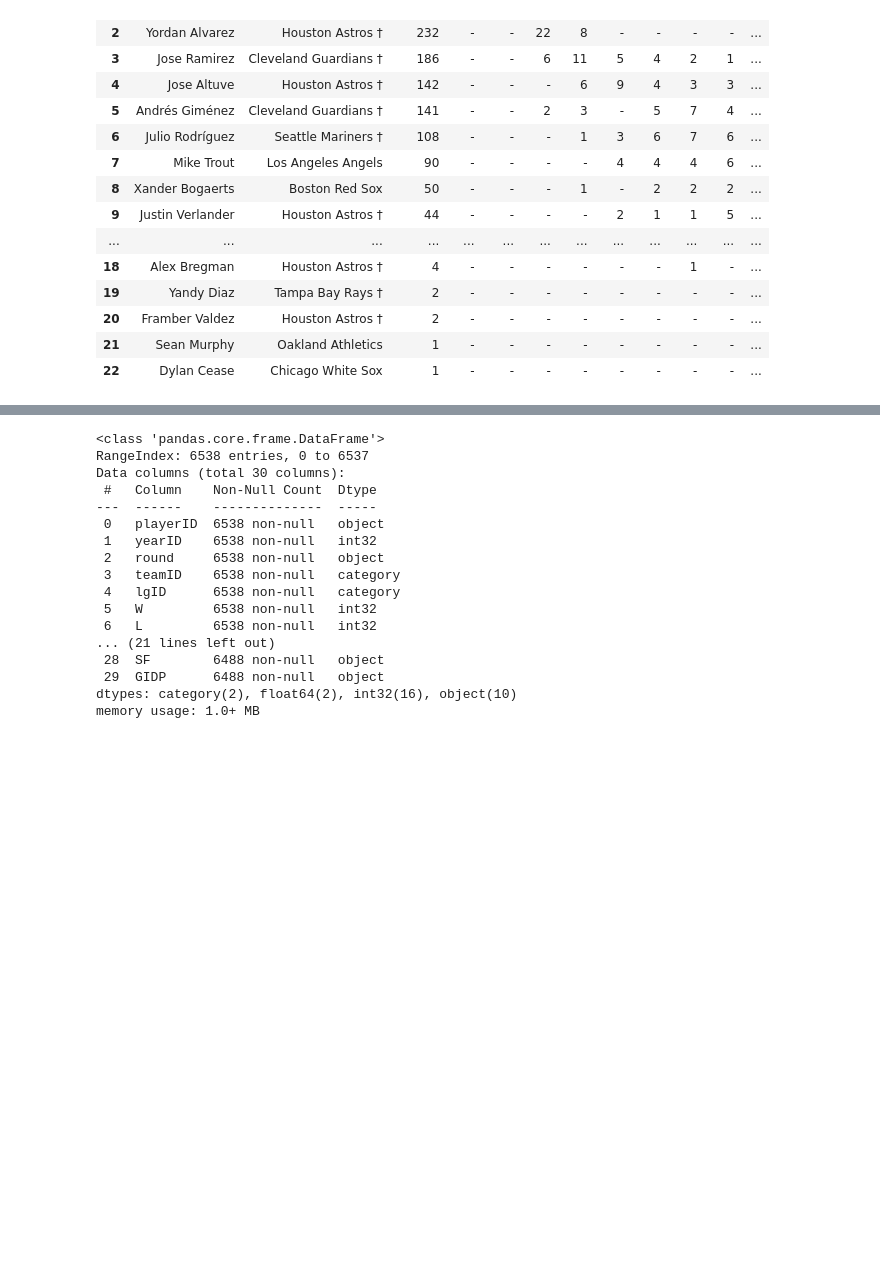
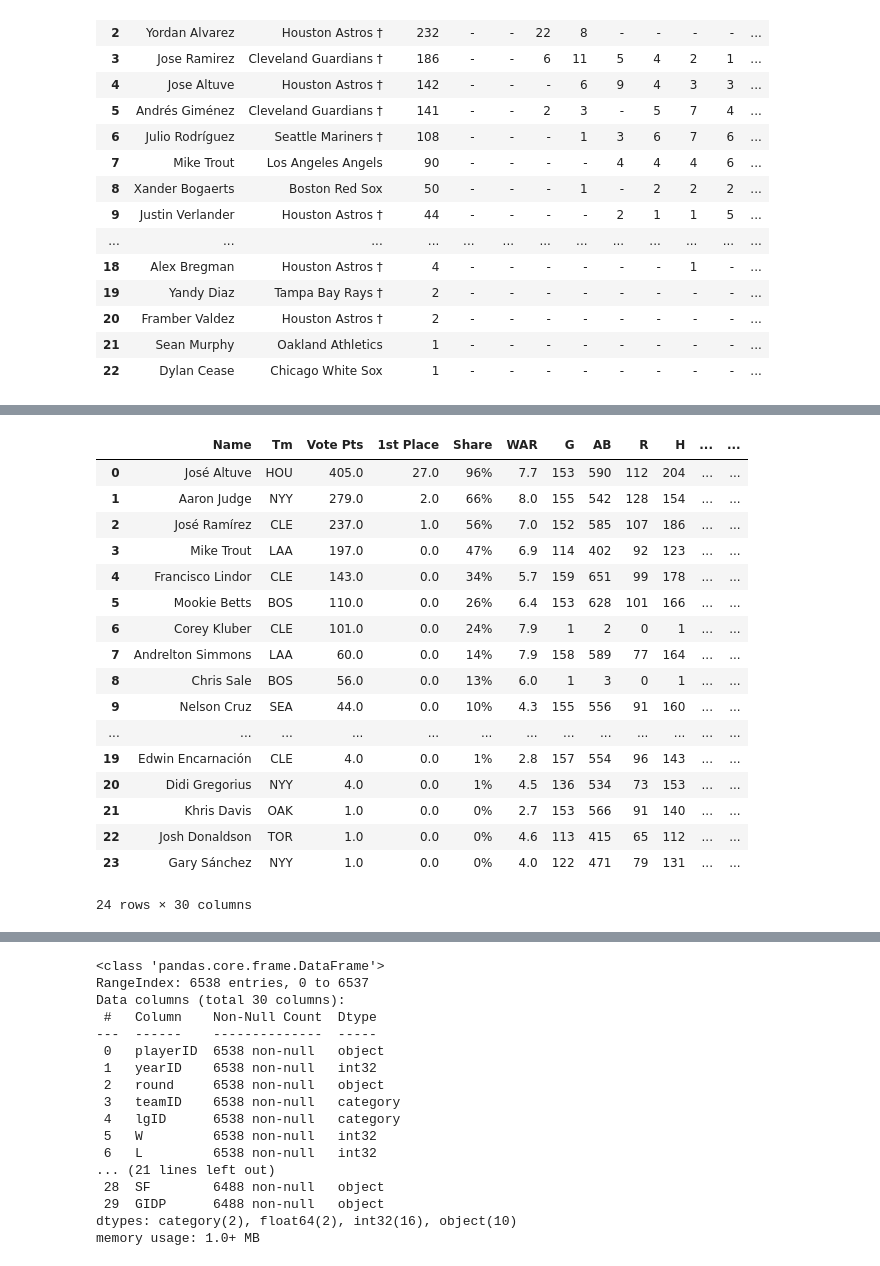
Before and after one commit to an-izq/Pitcher-HOF-Predictor, a Jupyter notebook: Pitcher-HOF-Predictor.ipynb, the cells around one changed output, grey strips where cells are left out. Drawn from its saved outputs; the diff is of its cells as text; code cells hidden in the pictures; blank space fills up the shorter version.

```diff
--- a/Pitcher-HOF-Predictor.ipynb
+++ b/Pitcher-HOF-Predictor.ipynb
@@ -304,0 +321,21 @@ memory usage: 0.0+ bytes
+# %%
+mvp_0_2017
+# %% [output]
+|  | Name | Tm | Vote Pts | 1st Place | Share | WAR | G | AB | R | H | ... | ... |
+| 0 | José Altuve | HOU | 405.0 | 27.0 | 96% | 7.7 | 153 | 590 | 112 | 204 | ... | ... |
+| 1 | Aaron Judge | NYY | 279.0 | 2.0 | 66% | 8.0 | 155 | 542 | 128 | 154 | ... | ... |
+| 2 | José Ramírez | CLE | 237.0 | 1.0 | 56% | 7.0 | 152 | 585 | 107 | 186 | ... | ... |
+| 3 | Mike Trout | LAA | 197.0 | 0.0 | 47% | 6.9 | 114 | 402 | 92 | 123 | ... | ... |
+| 4 | Francisco Lindor | CLE | 143.0 | 0.0 | 34% | 5.7 | 159 | 651 | 99 | 178 | ... | ... |
+| 5 | Mookie Betts | BOS | 110.0 | 0.0 | 26% | 6.4 | 153 | 628 | 101 | 166 | ... | ... |
+| 6 | Corey Kluber | CLE | 101.0 | 0.0 | 24% | 7.9 | 1 | 2 | 0 | 1 | ... | ... |
+| 7 | Andrelton Simmons | LAA | 60.0 | 0.0 | 14% | 7.9 | 158 | 589 | 77 | 164 | ... | ... |
+| 8 | Chris Sale | BOS | 56.0 | 0.0 | 13% | 6.0 | 1 | 3 | 0 | 1 | ... | ... |
+| 9 | Nelson Cruz | SEA | 44.0 | 0.0 | 10% | 4.3 | 155 | 556 | 91 | 160 | ... | ... |
+| ... | ... | ... | ... | ... | ... | ... | ... | ... | ... | ... | ... | ... |
+| 19 | Edwin Encarnación | CLE | 4.0 | 0.0 | 1% | 2.8 | 157 | 554 | 96 | 143 | ... | ... |
+| 20 | Didi Gregorius | NYY | 4.0 | 0.0 | 1% | 4.5 | 136 | 534 | 73 | 153 | ... | ... |
+| 21 | Khris Davis | OAK | 1.0 | 0.0 | 0% | 2.7 | 153 | 566 | 91 | 140 | ... | ... |
+| 22 | Josh Donaldson | TOR | 1.0 | 0.0 | 0% | 4.6 | 113 | 415 | 65 | 112 | ... | ... |
+| 23 | Gary Sánchez | NYY | 1.0 | 0.0 | 0% | 4.0 | 122 | 471 | 79 | 131 | ... | ... |
+24 rows × 30 columns
```
Also changed, not shown: parts of 6 cells of this notebook.
